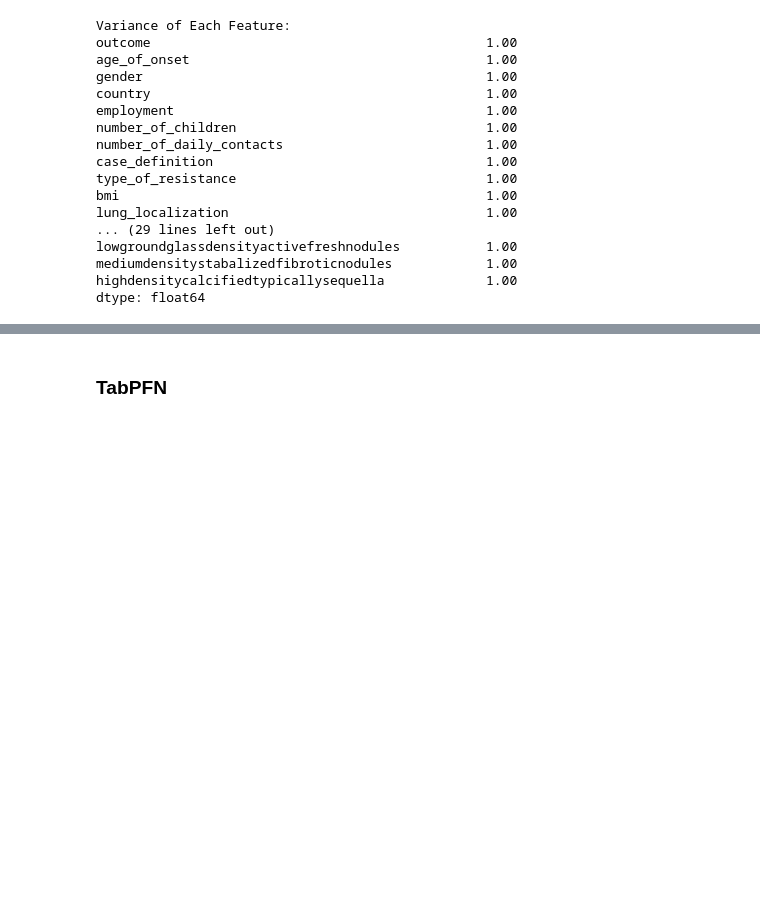
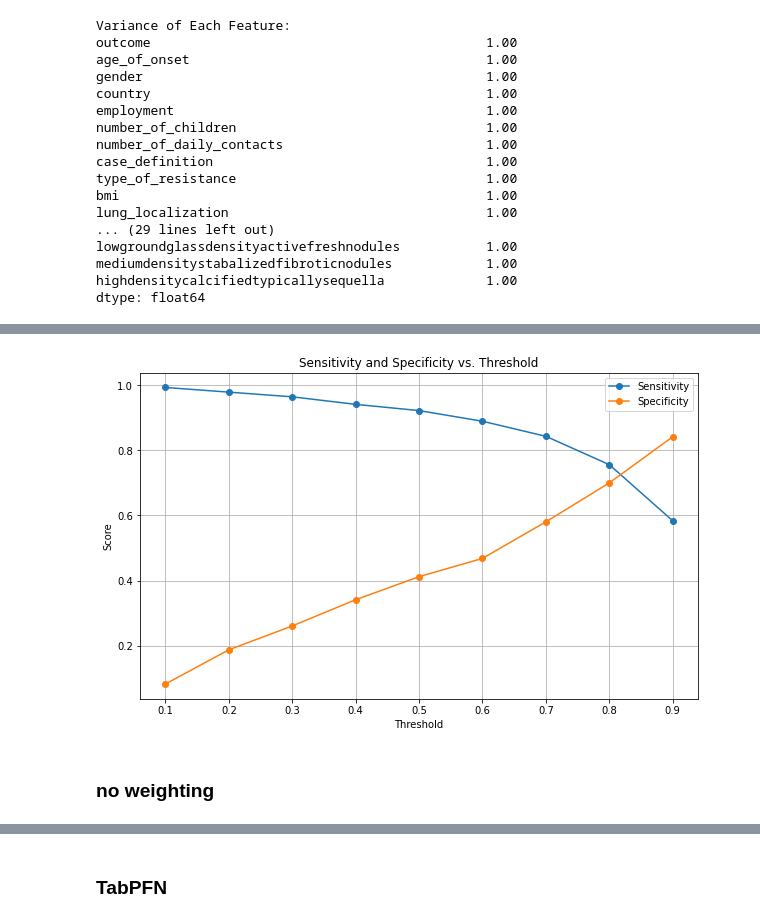
Before and after one commit to linfeng-wang/TBpt, a Jupyter notebook: Analysis/data_explore1.ipynb, the cells around one changed output, grey strips where cells are left out. Cells and saved outputs as stored; diff of their text form; code cells hidden in the pictures; blank space fills up the shorter version.

```diff
--- a/Analysis/data_explore1.ipynb
+++ b/Analysis/data_explore1.ipynb
@@ -742,0 +2249,44 @@ X_train, X_test, y_train, y_test = train_test_split(X, y, test_size=0.2, random_
+# %%
+import numpy as np
+import xgboost as xgb
+from sklearn.metrics import accuracy_score, roc_auc_score, confusion_matrix, classification_report
+import matplotlib.pyplot as plt
+
+# Assuming X_train, X_test, y_train, y_test are already defined
+
+# Create and train the XGBoost classifier
+clf = xgb.XGBClassifier(random_state=42)
+clf.fit(X_train, y_train)
+
+# Make predictions on the test data (probabilities)
+y_pred_proba = clf.predict_proba(X_test)[:, 1]
+
+# Initialize lists to store sensitivity and specificity for each threshold
+thresholds = np.arange(0.1, 0.91, 0.1)
+sensitivities = []
+specificities = []
+
+# Calculate sensitivity and specificity for each threshold
+for threshold in thresholds:
+    y_pred_adjusted = (y_pred_proba >= threshold).astype(int)
+    conf_matrix = confusion_matrix(y_test, y_pred_adjusted)
+    tn, fp, fn, tp = conf_matrix.ravel()
+    sensitivity = tp / (tp + fn) if (tp + fn) > 0 else 0
+    specificity = tn / (tn + fp) if (tn + fp) > 0 else 0
+    sensitivities.append(sensitivity)
+    specificities.append(specificity)
+
+# Plot sensitivity and specificity vs. threshold
+plt.figure(figsize=(10, 6))
+plt.plot(thresholds, sensitivities, marker='o', label='Sensitivity')
+plt.plot(thresholds, specificities, marker='o', label='Specificity')
+plt.xlabel('Threshold')
+plt.ylabel('Score')
+plt.title('Sensitivity and Specificity vs. Threshold')
+plt.legend()
+plt.grid(True)
+plt.show()
+# %% [output]
+[figure, added]
+# %% [markdown]
+### no weighting
```
Also changed, not shown: parts of 103 cells of this notebook, 7 other files.
